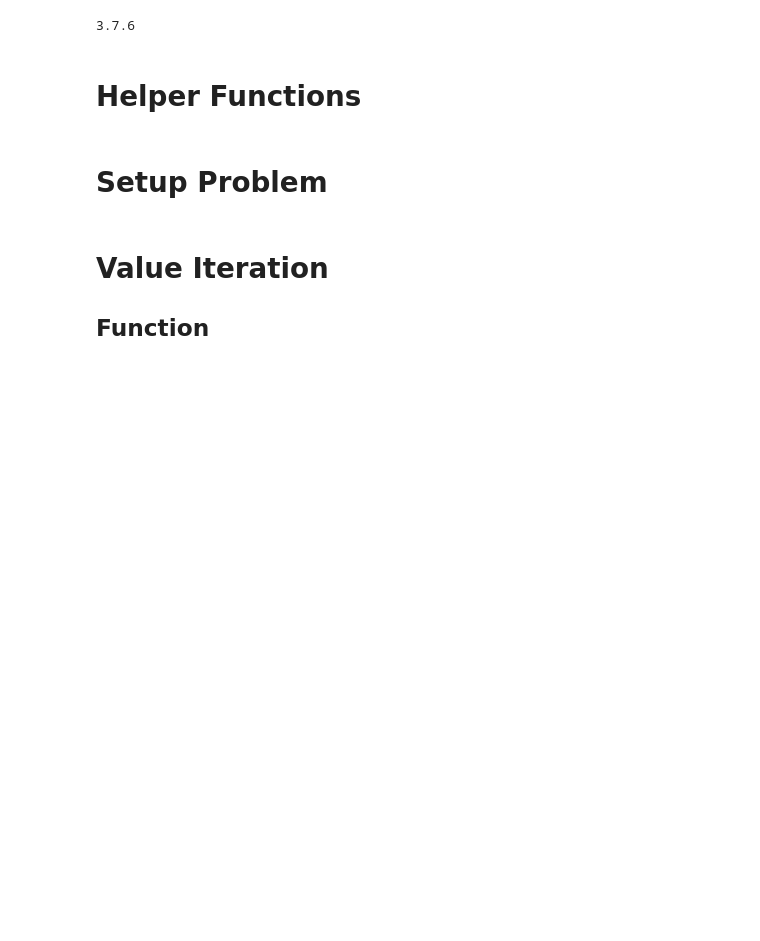
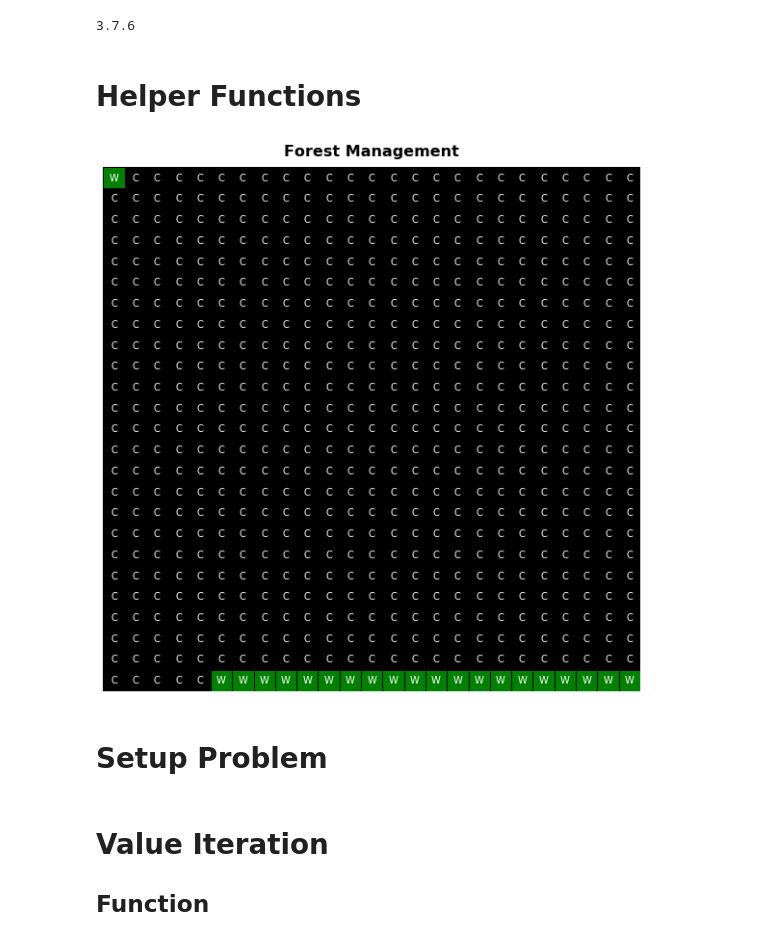
Before and after one commit to reedipher/CS-7641-reinforcement_learning, a Jupyter notebook: code/forest.ipynb, the cells around one changed output. Saved outputs shown, nothing was run; the diff lists cells and outputs as text; code cells hidden in the pictures; blank space fills up the shorter version.

```diff
--- a/code/forest.ipynb
+++ b/code/forest.ipynb
@@ -61,6 +61,54 @@ def get_score(env, policy, printInfo=False, episodes=1000):
         print('----------------------------------------------')
 
     return ave_steps, std_steps, pct_fail
+# %%
+colors = {
+    0: 'g',
+    1: 'k'
+}
+
+labels = {
+    0: 'W',
+    1: 'C',
+}
+
+def plot_forest(policy, title='Forest Management'):
+    rows = 25
+    cols = 25
+
+    # reshape policy array to be 2-D - assumes 500 states...
+    policy = np.array(list(policy)).reshape(rows,cols)
+
+    fig = plt.figure(figsize=(10,10))
+    ax = fig.add_subplot(111, xlim=(-.01, cols+0.01), ylim = (-.01, rows+0.01))
+    plt.title(title, fontsize=16, weight='bold', y=1.01)
+
+    for i in range(25):
+        for j in range(25):
+            y = 25 - i - 1
+            x = j
+            p = plt.Rectangle([x, y], 1, 1, linewidth=1, edgecolor='k')
+            p.set_facecolor(colors[policy[i,j]])
+            ax.add_patch(p)
+
+            text = ax.text(x+0.5, y+0.5, labels[policy[i, j]],
+                           horizontalalignment='center', size=10, verticalalignment='center', color='w')
+
+    plt.axis('off')
+    #plt.savefig('./forest/' + title + '.png', dpi=400)
+
+
+
+
+def plot_lake(env, policy=None, title='Frozen Lake'):
+    squares = env.nrow
+    fig = plt.figure(figsize=(6, 6))
+    ax = fig.add_subplot(111, xlim=(-.01, squares+0.01), ylim=(-.01, squares+0.01))
+    plt.title(title, fontsize=16, weight='bold', y=1.01)
+
+plot_forest(bestPolicy)
+# %% [output]
+[figure, added]
 # %% [markdown]
 # Setup Problem
 # %%
```
Also changed, not shown: parts of 6 cells of this notebook, 1 other file.
